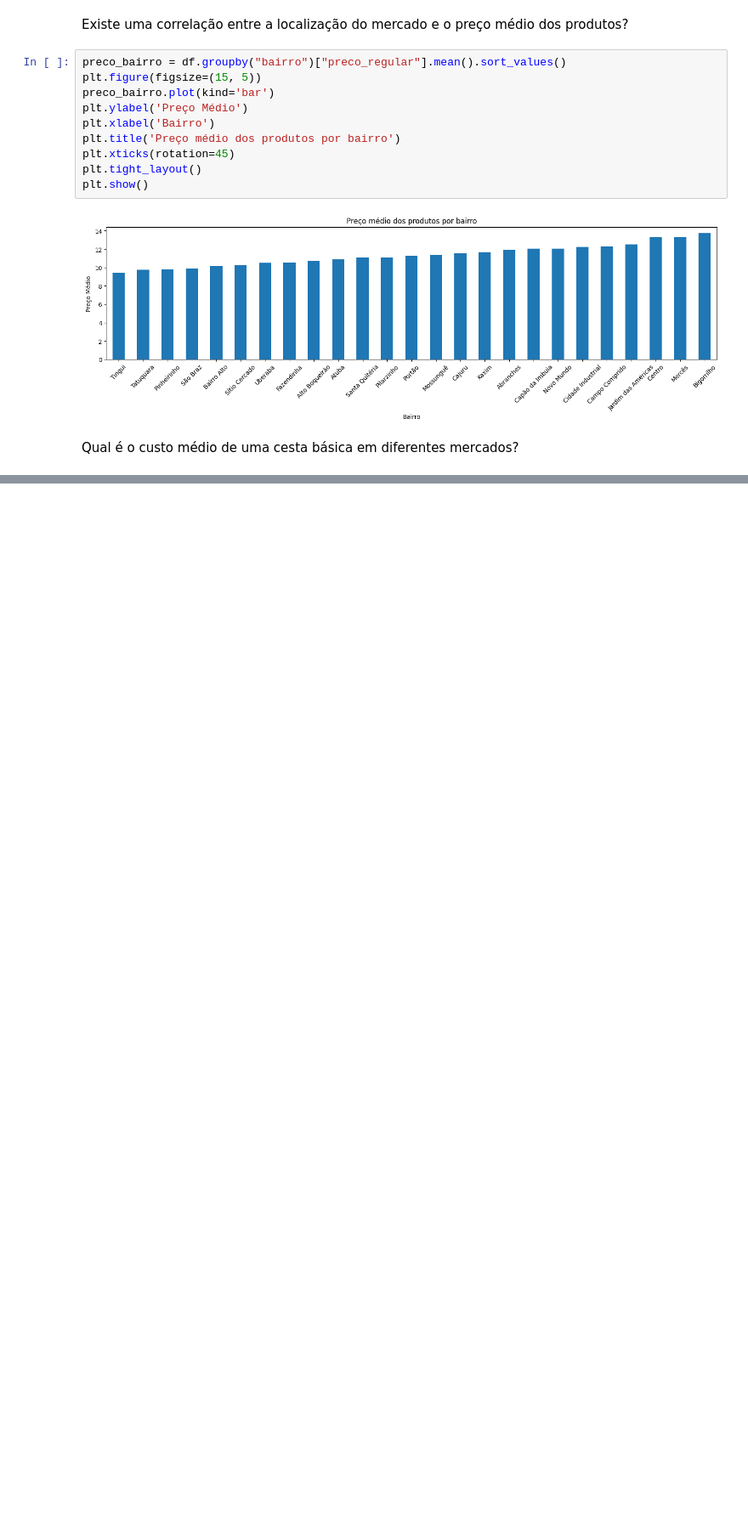
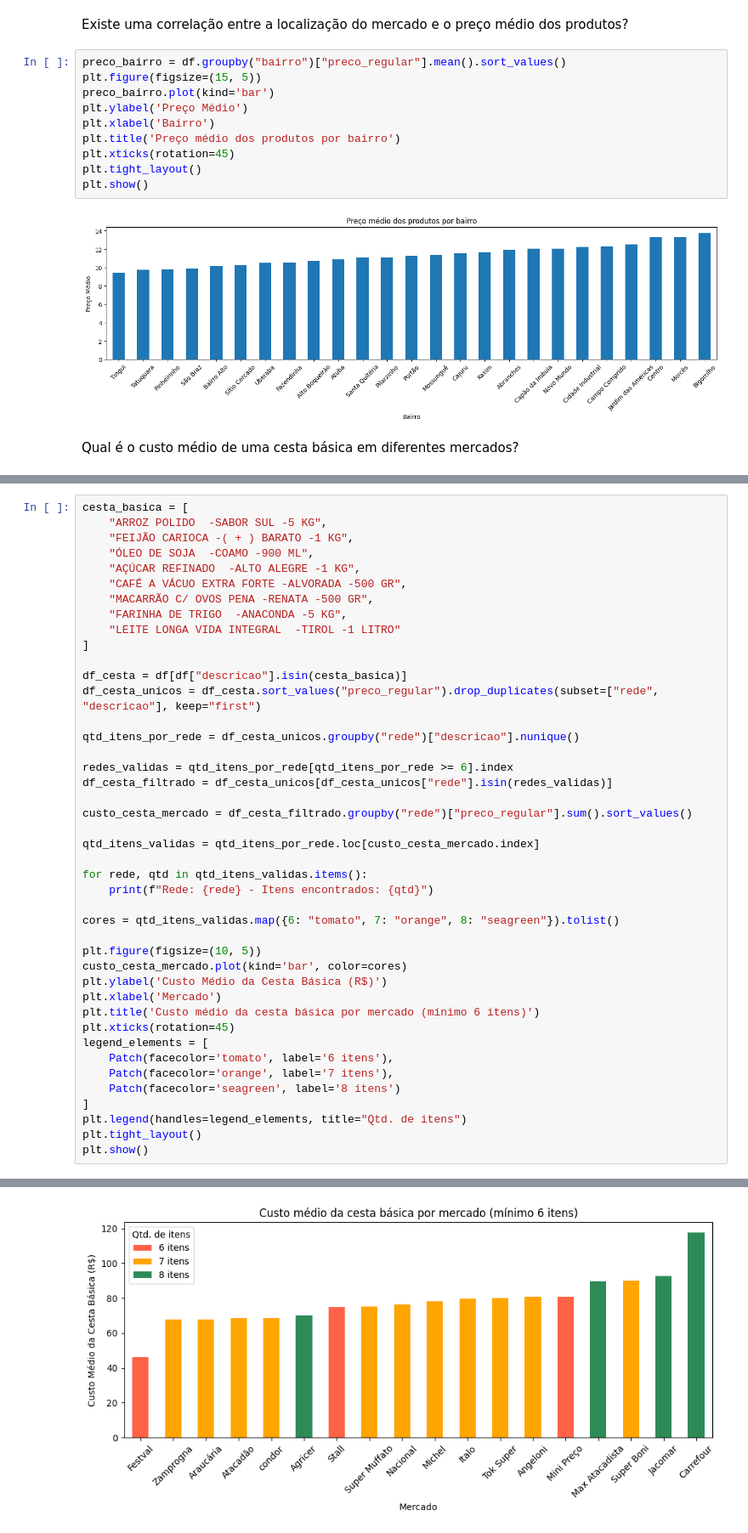
Before and after one commit to brenorodrigues77/analise_de_vendas, a Jupyter notebook: analise_dos_dados.ipynb, the cells around one changed output, grey strips where cells are left out. Shown at 85% size. Cells and saved outputs as stored; diff of their text form; blank space fills up the shorter version.

Commit message:
ajuste de analise nas cestas basicas

```diff
--- a/analise_dos_dados.ipynb
+++ b/analise_dos_dados.ipynb
@@ -249,0 +204,44 @@ Name: preco_regular, dtype: float64
+# %%
+cesta_basica = [
+    "ARROZ POLIDO  -SABOR SUL -5 KG",
+    "FEIJÃO CARIOCA -( + ) BARATO -1 KG",
+    "ÓLEO DE SOJA  -COAMO -900 ML",
+    "AÇÚCAR REFINADO  -ALTO ALEGRE -1 KG",
+    "CAFÉ A VÁCUO EXTRA FORTE -ALVORADA -500 GR",
+    "MACARRÃO C/ OVOS PENA -RENATA -500 GR",
+    "FARINHA DE TRIGO  -ANACONDA -5 KG",
+    "LEITE LONGA VIDA INTEGRAL  -TIROL -1 LITRO"
+]
+
+df_cesta = df[df["descricao"].isin(cesta_basica)]
+df_cesta_unicos = df_cesta.sort_values("preco_regular").drop_duplicates(subset=["rede", "descricao"], keep="first")
+
+qtd_itens_por_rede = df_cesta_unicos.groupby("rede")["descricao"].nunique()
+
+redes_validas = qtd_itens_por_rede[qtd_itens_por_rede >= 6].index
+df_cesta_filtrado = df_cesta_unicos[df_cesta_unicos["rede"].isin(redes_validas)]
+
+custo_cesta_mercado = df_cesta_filtrado.groupby("rede")["preco_regular"].sum().sort_values()
+
+qtd_itens_validas = qtd_itens_por_rede.loc[custo_cesta_mercado.index]
+
+for rede, qtd in qtd_itens_validas.items():
+    print(f"Rede: {rede} - Itens encontrados: {qtd}")
+
+cores = qtd_itens_validas.map({6: "tomato", 7: "orange", 8: "seagreen"}).tolist()
+
+plt.figure(figsize=(10, 5))
+custo_cesta_mercado.plot(kind='bar', color=cores)
+plt.ylabel('Custo Médio da Cesta Básica (R$)')
+plt.xlabel('Mercado')
+plt.title('Custo médio da cesta básica por mercado (mínimo 6 itens)')
+plt.xticks(rotation=45)
+legend_elements = [
+    Patch(facecolor='tomato', label='6 itens'),
+    Patch(facecolor='orange', label='7 itens'),
+    Patch(facecolor='seagreen', label='8 itens')
+]
+plt.legend(handles=legend_elements, title="Qtd. de itens")
+plt.tight_layout()
+plt.show()
+# %% [output]
@@ -249,0 +266 @@ Name: preco_regular, dtype: float64
+[figure, added]
```
Also changed, not shown: parts of 3 cells of this notebook.
